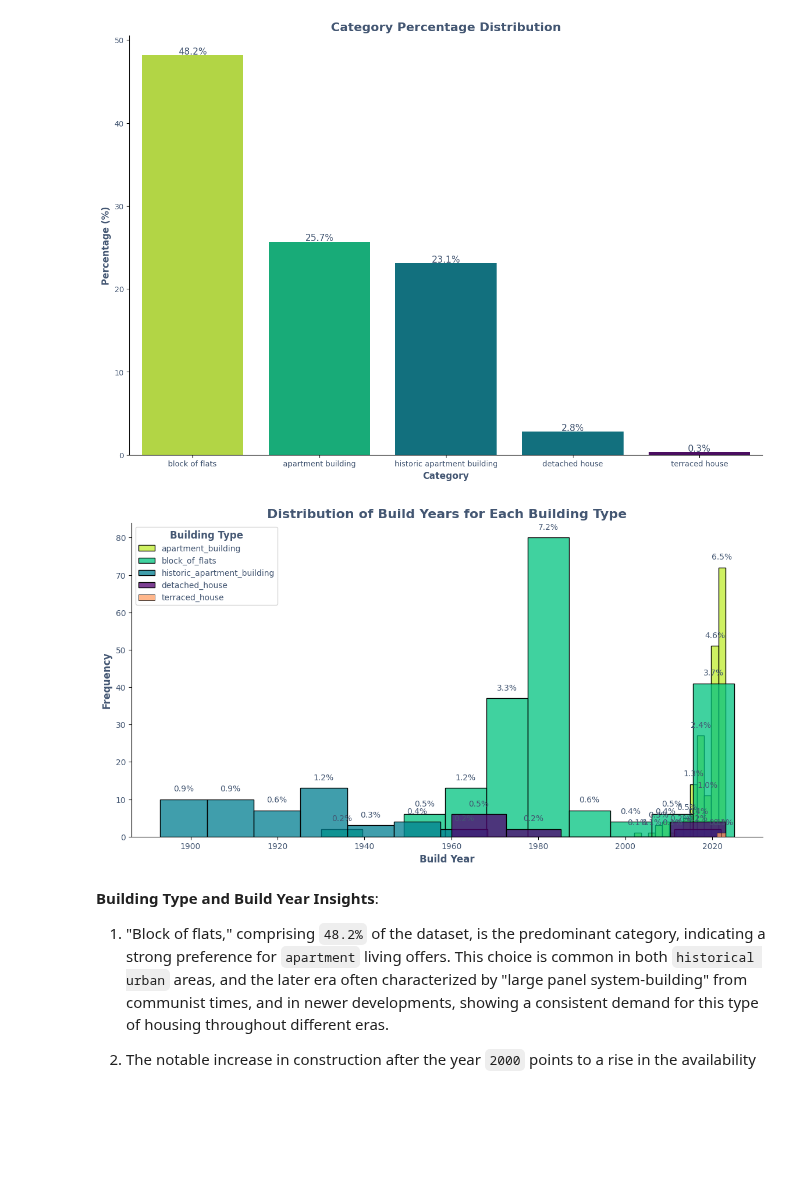
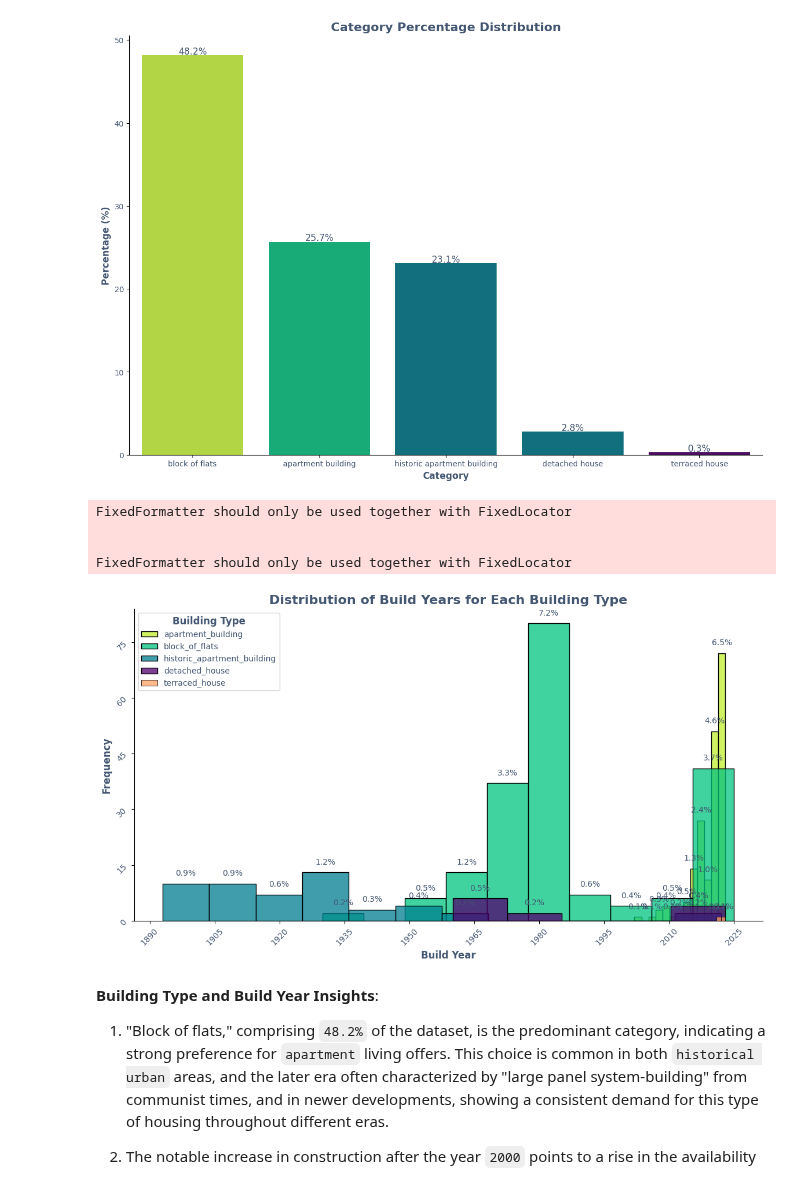
Before and after one commit to Luk-kar/Home-Market-Harvester, a Jupyter notebook: notebooks/003_EDA.ipynb, the cells around one changed output. Drawn from its saved outputs; the diff is of its cells as text; code cells hidden in the pictures; blank space fills up the shorter version.

```diff
--- a/notebooks/003_EDA.ipynb
+++ b/notebooks/003_EDA.ipynb
@@ -1206,7 +1207,11 @@ def show_categorical_data_percentage_distribution(
         df: pd.DataFrame,
         categorical_column: Tuple[str, str],
         distribution_column: Tuple[str, str],
-        title: str
+        title: str,
+        x_ticks_number: int = 10,
+        y_ticks_number: int = 8,
+        x_ticks_rotation: bool = True,
+        y_ticks_rotation: bool = True,
     ):
 
     # Create a subset DataFrame with only the required columns
@@ -1236,34 +1241,50 @@ def show_categorical_data_percentage_distribution(
 
     legend = plt.legend(title='Building Type')
     plt.setp(legend.get_title(), fontsize='large', color=aesthetics_plots['label_color'], weight='bold')
     plt.setp(legend.get_texts(), color=aesthetics_plots['label_color'])
 
+    # Customize x-axis ticks
+    ax.xaxis.set_major_locator(ticker.MaxNLocator(nbins=x_ticks_number))
+    ax.yaxis.set_major_locator(ticker.MaxNLocator(nbins=y_ticks_number))
+
+    if x_ticks_rotation:
+        ax.xaxis.set_major_locator(ticker.FixedLocator(ax.get_xticks()))
+        ax.set_xticklabels(ax.get_xticklabels(), rotation=45)
+
+    if y_ticks_rotation:
+        ax.yaxis.set_major_locator(ticker.FixedLocator(ax.get_yticks()))
+        ax.set_yticklabels(ax.get_yticklabels(), rotation=45)
+
     plt.xticks(color=aesthetics_plots['label_color'])
     plt.yticks(color=aesthetics_plots['label_color'])
 
     sns.despine(right=True, top=True)
 
     # Add annotations for each bar
     for p in ax.patches:
         # Calculate the percentage of the total
         percentage = (p.get_height() / len(df)) * 100
         # Place the annotation above the bar
         if percentage > 0:
             ax.annotate(f"{percentage:.1f}%", (p.get_x() + p.get_width() / 2., p.get_height()),
                         ha='center', va='bottom', fontsize=10, color=aesthetics_plots['label_color'], xytext=(0, 8),
                         textcoords='offset points')
 
     # Show the plot
     plt.show()
 
 show_categorical_data_percentage_distribution(
     combined_df,
     ('type_and_year', 'building_type'),
     ('type_and_year', 'build_year'),
     'Distribution of Build Years for Each Building Type'
     )
 # %% [output]
+FixedFormatter should only be used together with FixedLocator
+
+
+FixedFormatter should only be used together with FixedLocator
-[figure, old version]
+[figure, new version]
 # %% [markdown]
 **Building Type and Build Year Insights**:
 1. "Block of flats," comprising `48.2%` of the dataset, is the predominant category, indicating a strong preference for `apartment` living offers. This choice is common in both `historical urban` areas, and the later era often characterized by "large panel system-building" from communist times, and in newer developments, showing a consistent demand for this type of housing throughout different eras.
```
Also changed, not shown: parts of 1 cell of this notebook.
